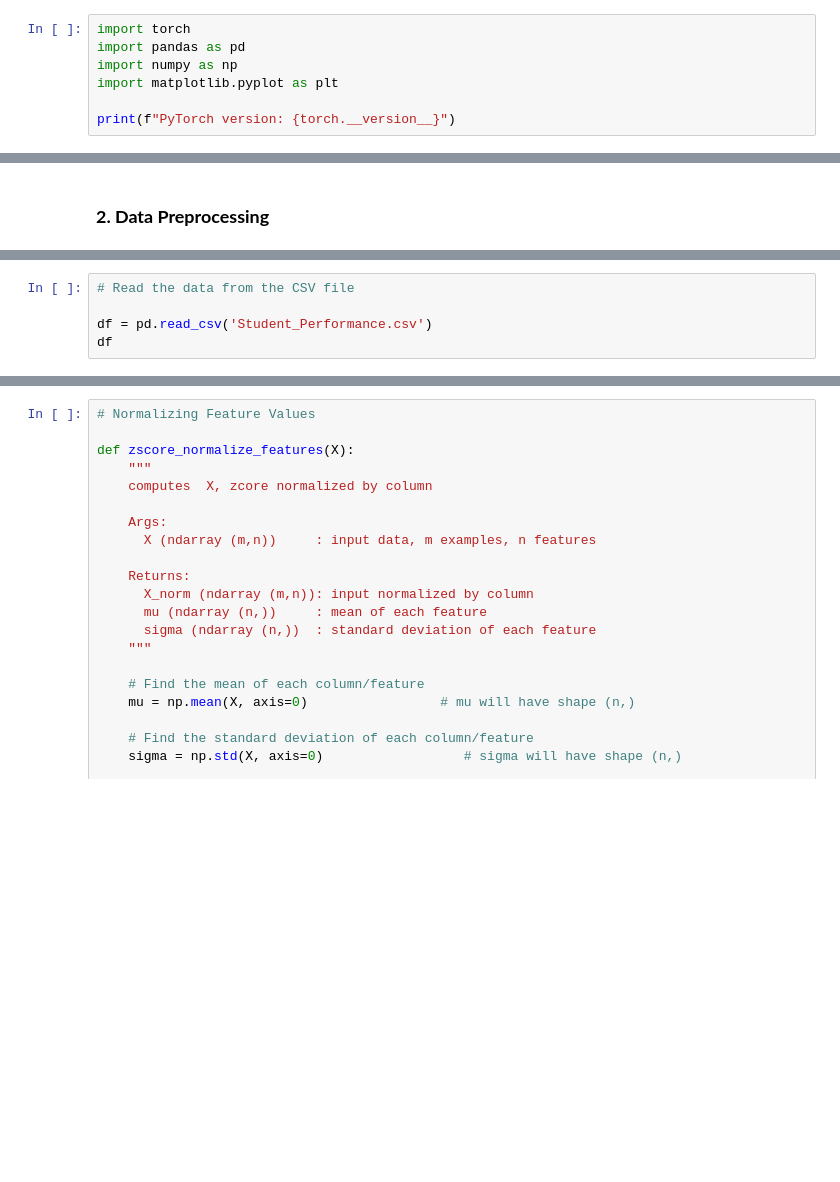
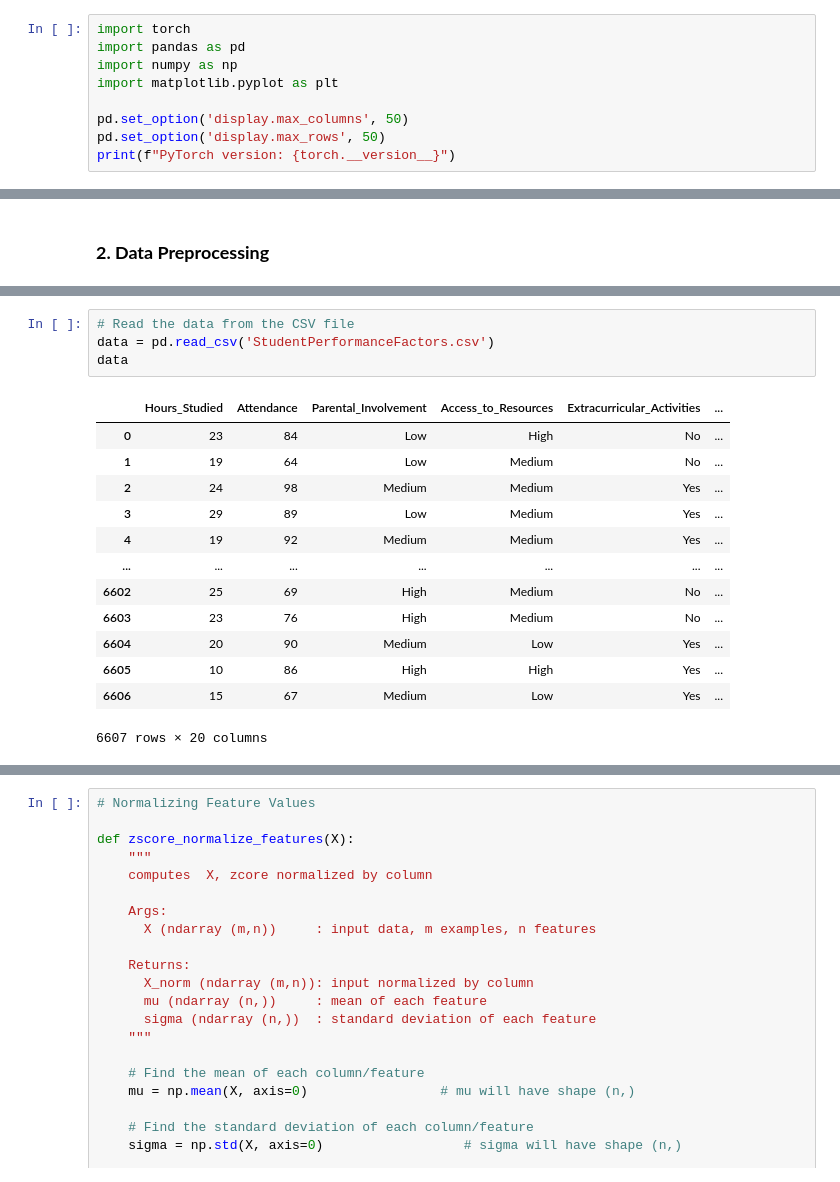
Before and after one commit to sshariqali/UK-AI-Olympiad, a Jupyter notebook: Day 4/neural_networks.ipynb, the cells around one changed output, grey strips where cells are left out. Drawn from its saved outputs; the diff is of its cells as text; blank space fills up the shorter version.

```diff
--- a/Day 4/neural_networks.ipynb
+++ b/Day 4/neural_networks.ipynb
@@ -31,6 +47,8 @@ import pandas as pd
 import numpy as np
 import matplotlib.pyplot as plt
 
+pd.set_option('display.max_columns', 50)
+pd.set_option('display.max_rows', 50)
 print(f"PyTorch version: {torch.__version__}")
 # %% [output]
 PyTorch version: 2.9.0+cpu
@@ -51,7 +101,20 @@ GPU not available, using CPU
 # %%
 # Read the data from the CSV file
-
-df = pd.read_csv('Student_Performance.csv')
-df
+data = pd.read_csv('StudentPerformanceFactors.csv')
+data
+# %% [output]
+|  | Hours_Studied | Attendance | Parental_Involvement | Access_to_Resources | Extracurricular_Activities | ... |
+| 0 | 23 | 84 | Low | High | No | ... |
+| 1 | 19 | 64 | Low | Medium | No | ... |
+| 2 | 24 | 98 | Medium | Medium | Yes | ... |
+| 3 | 29 | 89 | Low | Medium | Yes | ... |
+| 4 | 19 | 92 | Medium | Medium | Yes | ... |
+| ... | ... | ... | ... | ... | ... | ... |
+| 6602 | 25 | 69 | High | Medium | No | ... |
+| 6603 | 23 | 76 | High | Medium | No | ... |
+| 6604 | 20 | 90 | Medium | Low | Yes | ... |
+| 6605 | 10 | 86 | High | High | Yes | ... |
+| 6606 | 15 | 67 | Medium | Low | Yes | ... |
+6607 rows × 20 columns
 # %%
 # Verifying the Datatypes and Checking for Null Values
```
Also changed, not shown: parts of 40 cells of this notebook, 1 other file.
